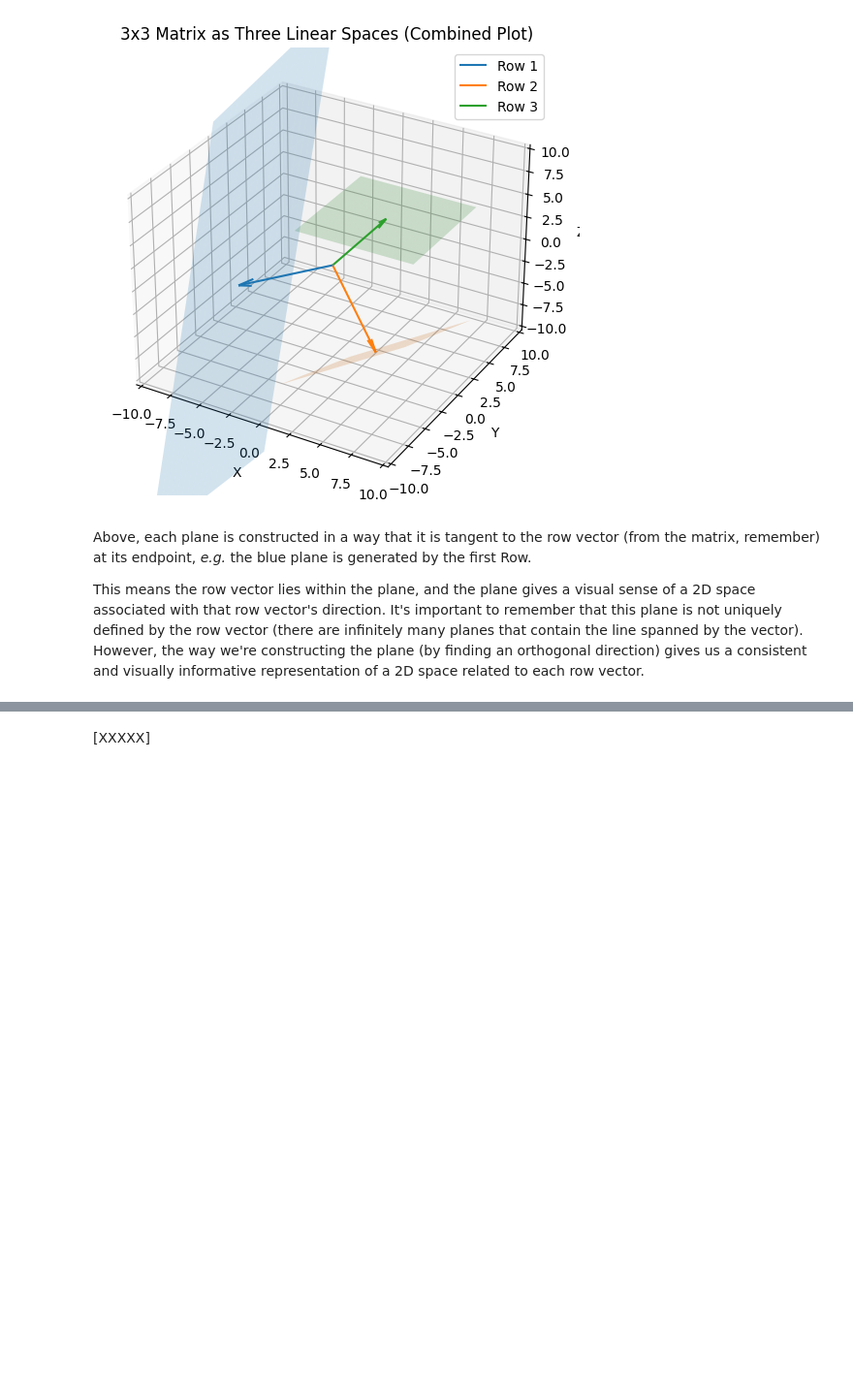
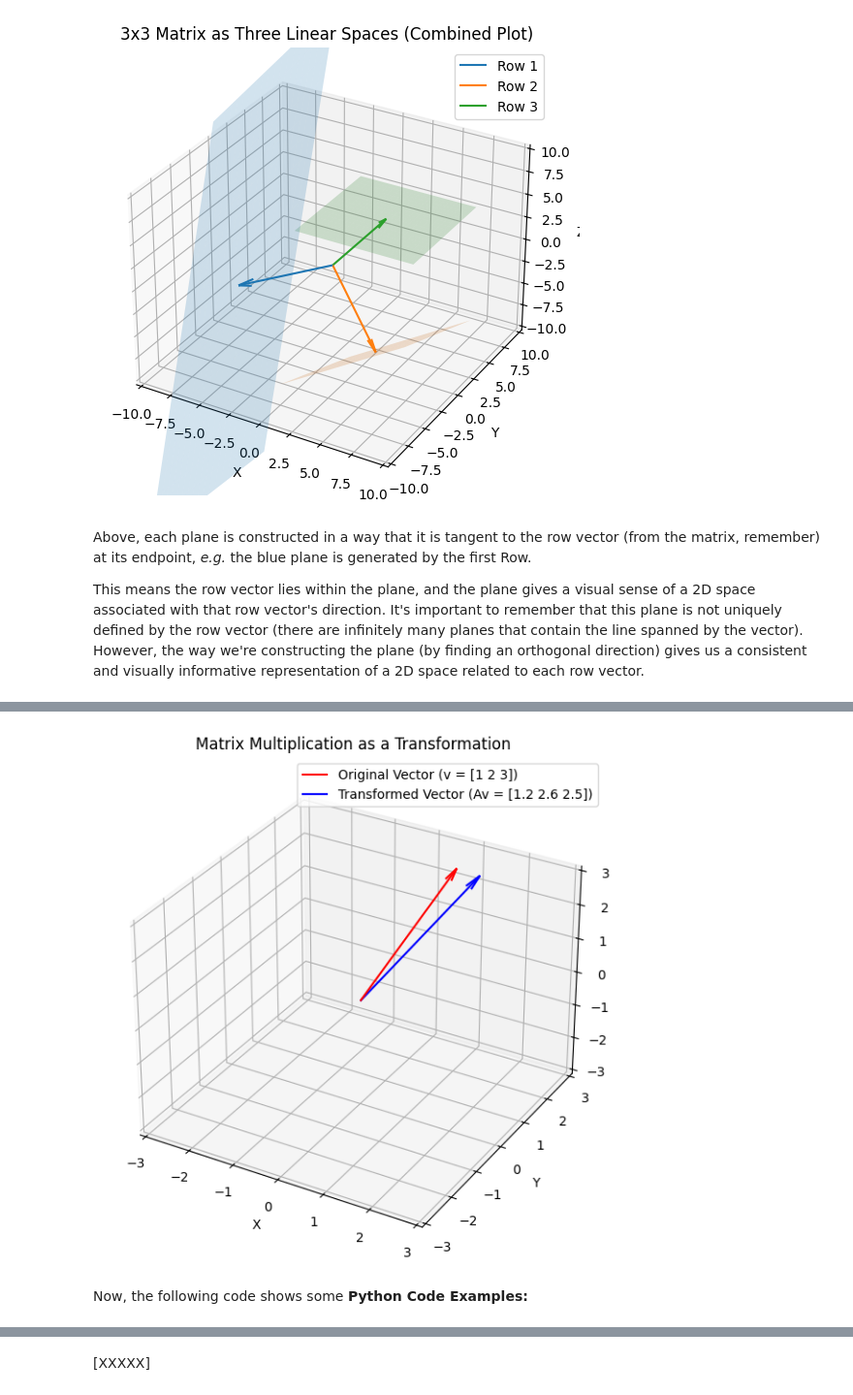
Before and after one commit to GregSom-MSc/Public_Projects, a Jupyter notebook: Mathconcepts.ipynb, the cells around one changed output, grey strips where cells are left out. Shown: that part at 97% size. Cells and saved outputs as stored; diff of their text form; code cells hidden in the pictures; blank space fills up the shorter version.

Commit message:
matrix mult

```diff
--- a/Mathconcepts.ipynb
+++ b/Mathconcepts.ipynb
@@ -198,0 +210,31 @@ This means the row vector lies within the plane, and the plane gives a visual se
+# %%
+fig = plt.figure(figsize=(8, 7))
+ax = fig.add_subplot(111, projection='3d')
+
+# Lets use these simple vectors, they are fed to Python as arrays:
+A = np.array([[0.5, 0.2, 0.1], [0.1, 0.8, 0.3], [0.2, 0.1, 0.7]])  # 3x3 matrix
+v = np.array([1, 2, 3])  # 3D vector, remember: shape is 1X3
+
+# this, the resulting matrix will be: 1X3.
+
+v_transformed = A @ v  # This is a Matrix-vector multiplication
+
+# Now we plot the vectors (original and transformed)
+# Plotting the original and transformed vectors with labels showing the vector values
+ax.quiver(0, 0, 0, v[0], v[1], v[2], arrow_length_ratio=0.09, color='r', label=f'Original Vector (v = {v})')
+ax.quiver(0, 0, 0, v_transformed[0], v_transformed[1], v_transformed[2], arrow_length_ratio=0.1, color='b', label=f'Transformed Vector (Av = {v_transformed})')
+
+
+ax.set_xlim([-3, 3])
+ax.set_ylim([-3, 3])
+ax.set_zlim([-3, 3])
+ax.set_xlabel('X')
+ax.set_ylabel('Y')
+ax.set_zlabel('Z')
+ax.set_title('Matrix Multiplication as a Transformation')
+ax.legend()
+plt.show()
+# %% [output]
+[figure, added]
+# %% [markdown]
+Now, the following code shows some **Python Code Examples:**
```
Also changed, not shown: parts of 8 cells of this notebook.
